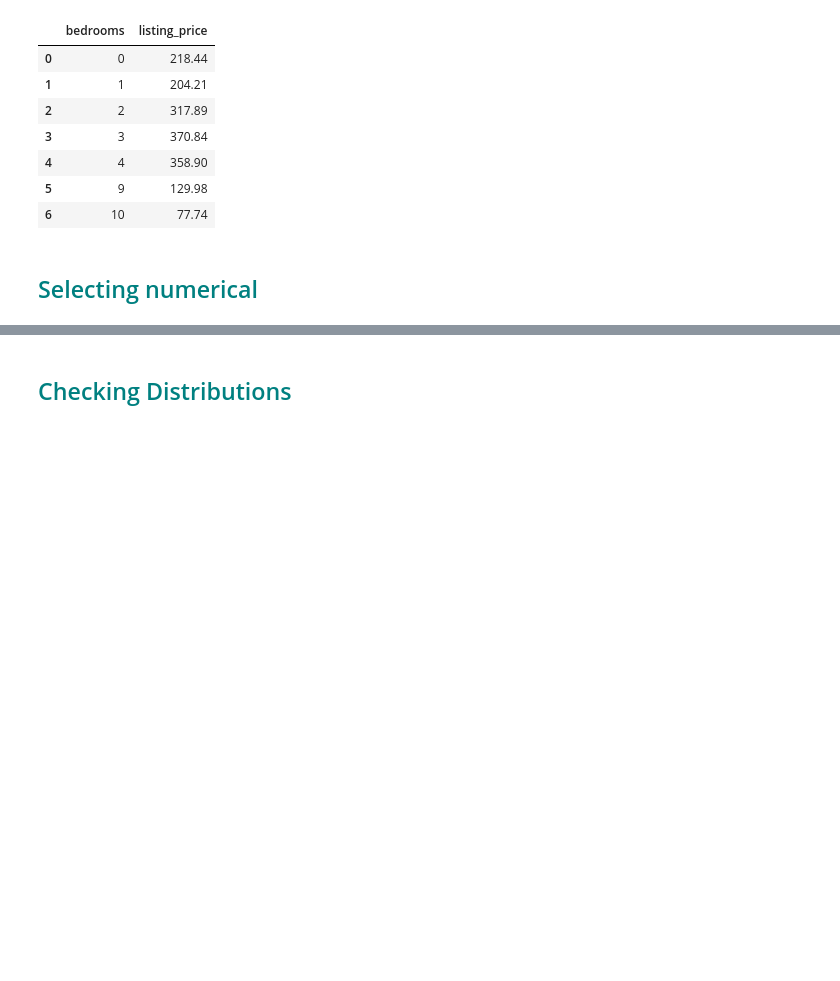
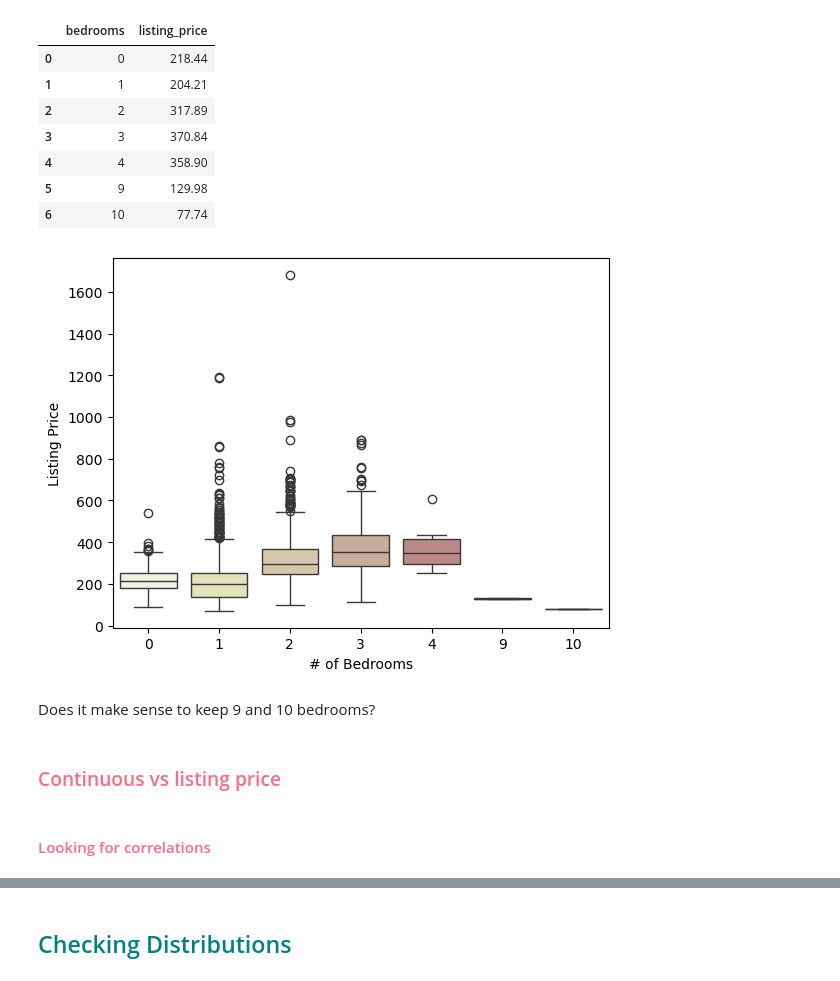
Before and after one commit to GGranja12/Airbnb-Lisbon-Data-overview, a Jupyter notebook: Airbnb_Lisbon.ipynb, the cells around one changed output, grey strips where cells are left out. Saved outputs shown, nothing was run; the diff lists cells and outputs as text; code cells hidden in the pictures; blank space fills up the shorter version.

```diff
--- a/Airbnb_Lisbon.ipynb
+++ b/Airbnb_Lisbon.ipynb
@@ -467,5 +477,17 @@ round(airbnb_lisbon.groupby("bedrooms")["listing_price"].mean().reset_index(), 2
 | 4 | 4 | 358.90 |
 | 5 | 9 | 129.98 |
 | 6 | 10 | 77.74 |
-# %% [markdown]
-<h2 style="color: #008080;">Selecting numerical</h2>
+# %%
+# Plotting a box plot to visualize the spread and outliers of 'Listing_Price' for each 'Bedroom' category
+sns.boxplot(data=airbnb_lisbon, x="bedrooms", y="listing_price", palette="pink_r")
+plt.ylabel("Listing Price")
+plt.xlabel("# of Bedrooms")
+plt.show()
+# %% [output]
+[figure, added]
+# %% [markdown]
+Does it make sense to keep 9 and 10 bedrooms?
+# %% [markdown]
+<h3 style="color: #FF6B81;">Continuous vs listing price </h3>
+# %% [markdown]
+<h4 style="color: #FF6B81;">Looking for correlations </h4>
```
Also changed, not shown: parts of 21 cells of this notebook.
